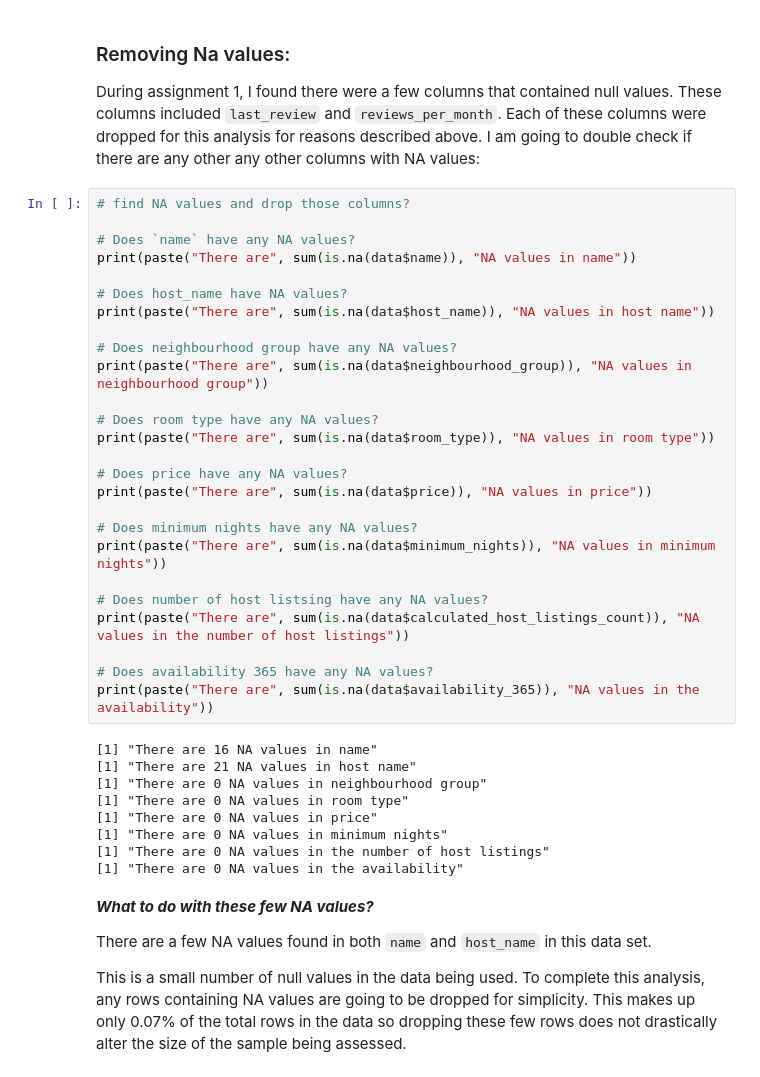
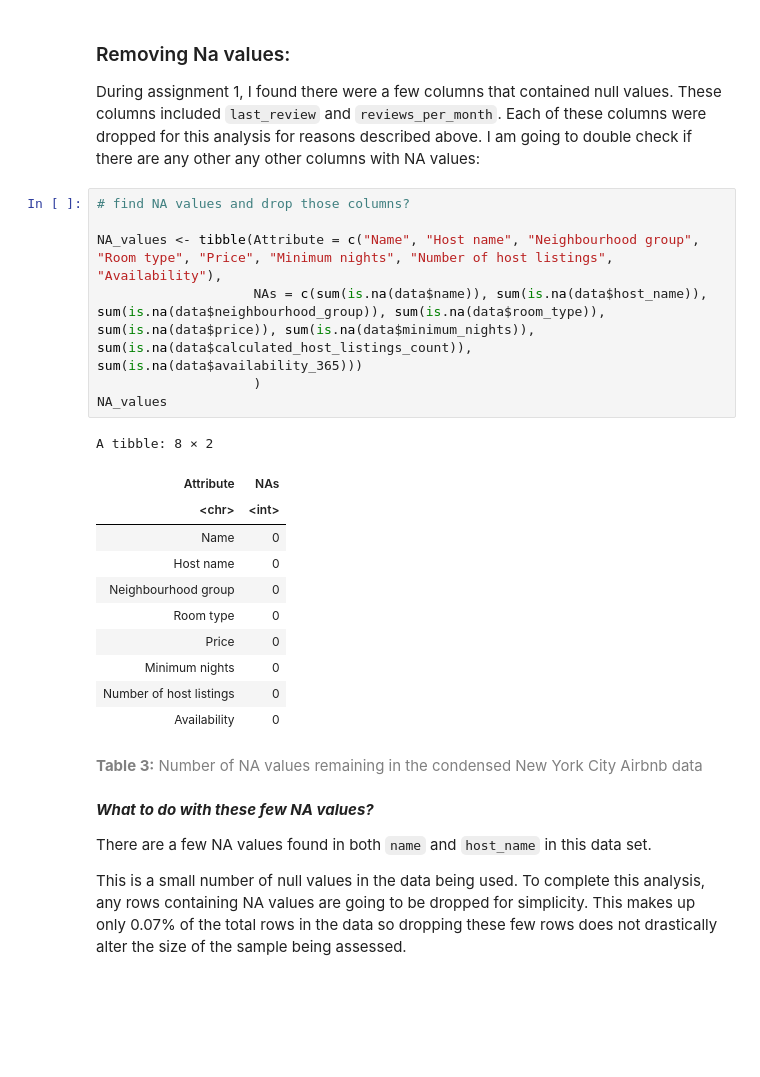
Before and after one commit to samnthorne/FinalProject, a Jupyter notebook: Assignment2.ipynb, the cells around one changed output. Saved outputs shown, nothing was run; the diff lists cells and outputs as text; blank space fills up the shorter version.

```diff
--- a/Assignment2.ipynb
+++ b/Assignment2.ipynb
@@ -83,38 +85,24 @@ During assignment 1, I found there were a few columns that contained null values
 # %%
 # find NA values and drop those columns?
 
-# Does `name` have any NA values?
-print(paste("There are", sum(is.na(data$name)), "NA values in name"))
-
-# Does host_name have NA values?
-print(paste("There are", sum(is.na(data$host_name)), "NA values in host name"))
-
-# Does neighbourhood group have any NA values?
-print(paste("There are", sum(is.na(data$neighbourhood_group)), "NA values in neighbourhood group"))
-
-# Does room type have any NA values?
-print(paste("There are", sum(is.na(data$room_type)), "NA values in room type"))
-
-# Does price have any NA values?
-print(paste("There are", sum(is.na(data$price)), "NA values in price"))
-
-# Does minimum nights have any NA values?
-print(paste("There are", sum(is.na(data$minimum_nights)), "NA values in minimum nights"))
-
-# Does number of host listsing have any NA values?
-print(paste("There are", sum(is.na(data$calculated_host_listings_count)), "NA values in the number of host listings"))
-
-# Does availability 365 have any NA values?
-print(paste("There are", sum(is.na(data$availability_365)), "NA values in the availability"))
+NA_values <- tibble(Attribute = c("Name", "Host name", "Neighbourhood group", "Room type", "Price", "Minimum nights", "Number of host listings", "Availability"),
+                    NAs = c(sum(is.na(data$name)), sum(is.na(data$host_name)), sum(is.na(data$neighbourhood_group)), sum(is.na(data$room_type)), sum(is.na(data$price)), sum(is.na(data$minimum_nights)), sum(is.na(data$calculated_host_listings_count)), sum(is.na(data$availability_365)))
+                    )
+NA_values
 # %% [output]
-[1] "There are 16 NA values in name"
-[1] "There are 21 NA values in host name"
-[1] "There are 0 NA values in neighbourhood group"
-[1] "There are 0 NA values in room type"
-[1] "There are 0 NA values in price"
-[1] "There are 0 NA values in minimum nights"
-[1] "There are 0 NA values in the number of host listings"
-[1] "There are 0 NA values in the availability"
+A tibble: 8 × 2
+| Attribute | NAs |
+| <chr> | <int> |
+| Name | 0 |
+| Host name | 0 |
+| Neighbourhood group | 0 |
+| Room type | 0 |
+| Price | 0 |
+| Minimum nights | 0 |
+| Number of host listings | 0 |
+| Availability | 0 |
+# %% [markdown]
+<span style = "color: gray;"> **Table 3:** Number of NA values remaining in the condensed New York City Airbnb data</span>
 # %% [markdown]
 ***What to do with these few NA values?***
 
```
Also changed, not shown: parts of 3 cells of this notebook.
